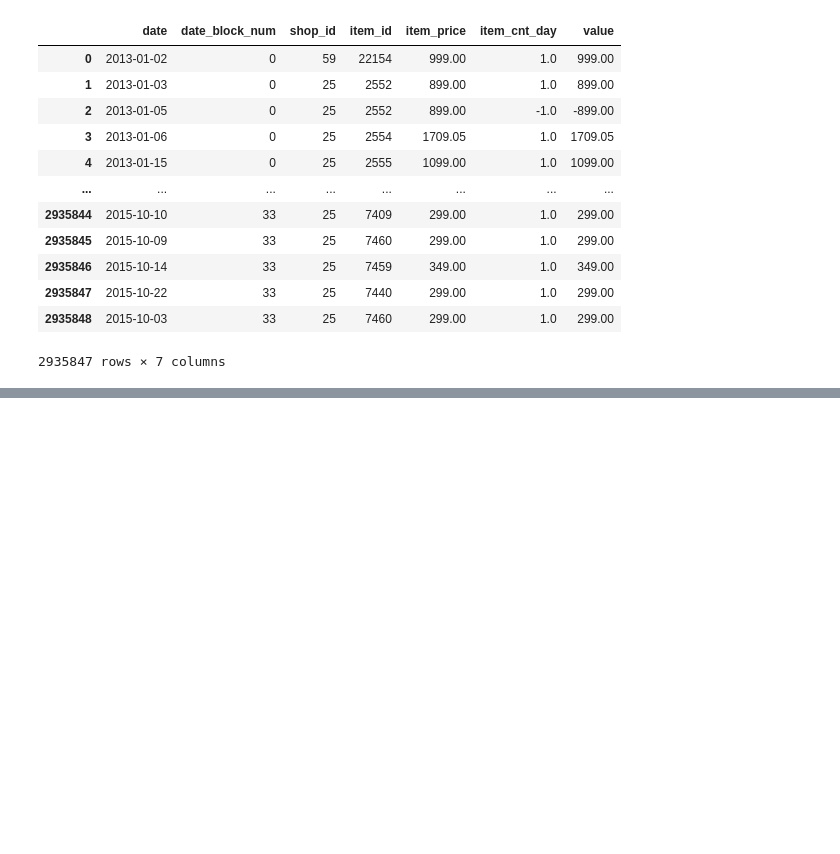
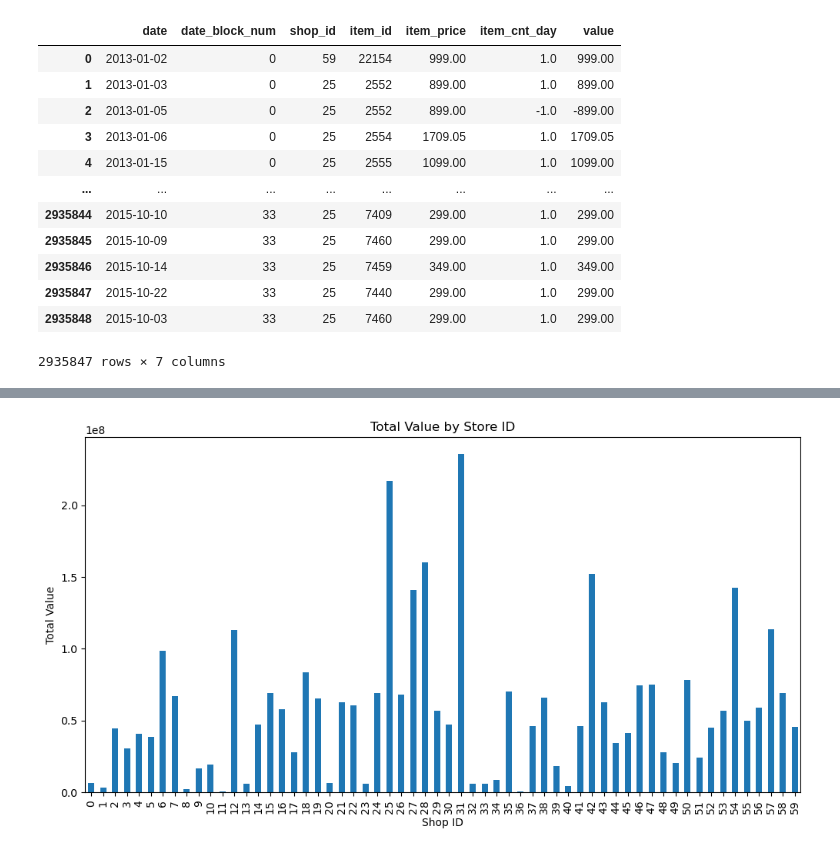
Before and after one commit to zacharyvachal/COS-448, a Jupyter notebook: dynamic.ipynb, the cells around one changed output, grey strips where cells are left out. Cells and saved outputs as stored; diff of their text form; code cells hidden in the pictures; blank space fills up the shorter version.

```diff
--- a/dynamic.ipynb
+++ b/dynamic.ipynb
@@ -160,0 +193,7 @@ Name: item_cnt_day, dtype: float64
+# %%
+train.groupby('shop_id')['value'].sum().plot(kind='bar', figsize=(12, 6), title='Total Value by Store ID')
+plt.xlabel('Shop ID')
+plt.ylabel('Total Value')
+plt.show()
+# %% [output]
+[figure, added]
```
Also changed, not shown: parts of 5 cells of this notebook.
